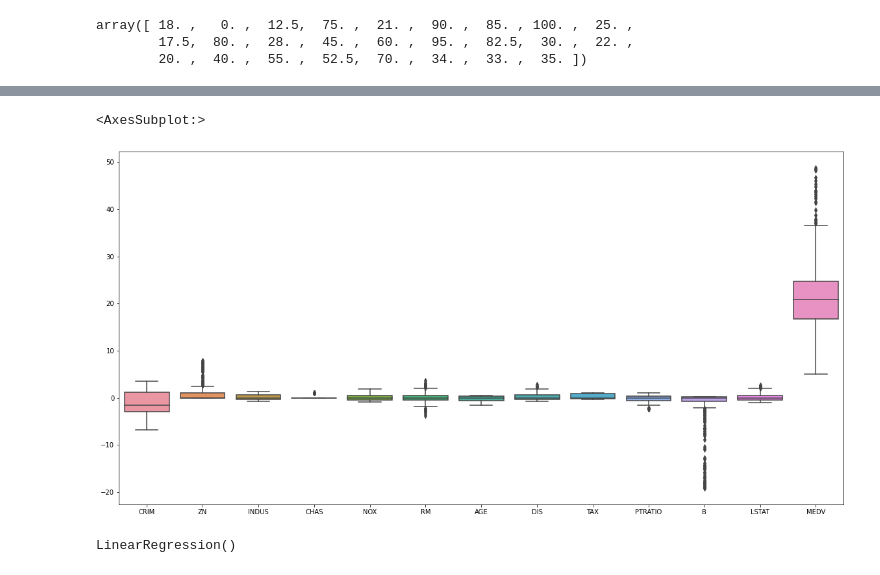
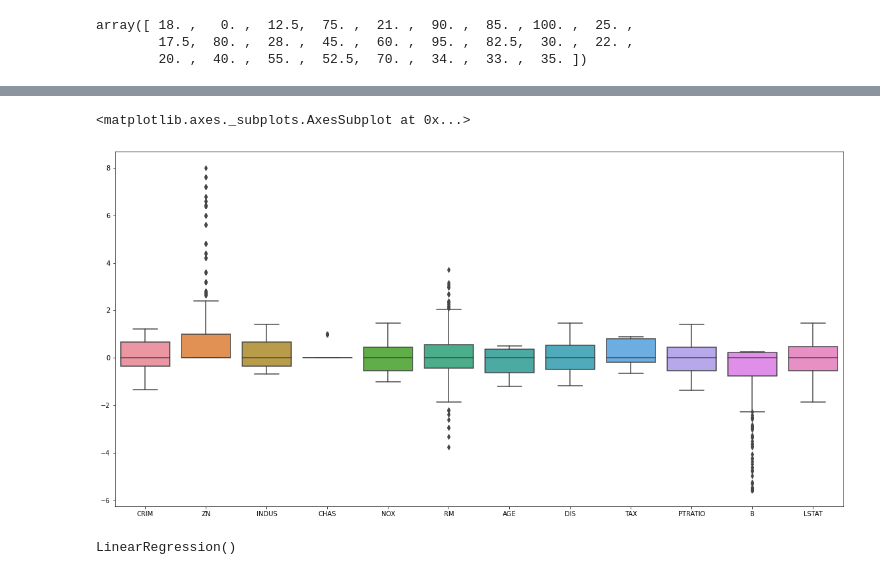
Before and after one commit to Yena-Ahn/Machine-Learning-Study, a Jupyter notebook: boston_housing/boston_housing_update.ipynb, the cells around one changed output, grey strips where cells are left out. Cells and saved outputs as stored; diff of their text form; code cells hidden in the pictures.

```diff
--- a/boston_housing/boston_housing_update.ipynb
+++ b/boston_housing/boston_housing_update.ipynb
@@ -248,0 +225,8 @@ all_data.head()
+# %%
+fig, axs = plt.subplots(nrows=5, ncols=3, figsize = (20,10))
+index = 0
+axs = axs.flatten()
+for col in all_data.columns:
+    sns.histplot(all_data[col], ax=axs[index], kde=True)
+    index += 1
+plt.tight_layout()
@@ -251,7 +237,7 @@ fig, axs = plt.subplots(nrows=5, ncols=3, figsize = (20,10))
 index = 0
 axs = axs.flatten()
 for col in all_data.columns:
-    sns.scatterplot(all_data[col], all_data['MEDV'], ax=axs[index])
+    sns.regplot(all_data[col], all_data['MEDV'], ax=axs[index])
     index += 1
 plt.tight_layout()
 # %% [output]
@@ -325,5 +263,5 @@ Seems like there is a multicollinearity between TAX and RAD (0.91)
 # %%
-all_data2 = all_data2.drop(columns = ["RAD"], axis=1)
+all_data2 = all_data.drop(columns = ["RAD"], axis=1)
 all_data2
 # %% [output]
 |  | CRIM | ZN | INDUS | CHAS | NOX | RM | AGE | DIS | TAX | PTRATIO | B | ... |
@@ -357,13 +286,7 @@ Error:
 # %%
-# x = all_data2.iloc[:,:-1]
-# y = all_data2['MEDV']
-# from sklearn.preprocessing import StandardScaler
-# ss = StandardScaler()
-# x_scaled = ss.fit_transform(x)
-# x_scaled
 from sklearn.preprocessing import RobustScaler
 
-cols = [col for col in all_data2.iloc[:,:-1].columns if col not in ['CRIM', 'CHAS']]
+cols = [col for col in all_data2.iloc[:,:-1].columns if col not in ['CHAS']]
 rs = RobustScaler()
 all_data2[cols] = rs.fit_transform(all_data2[cols])
 all_data2
@@ -383,10 +306,10 @@ all_data2
 490 rows × 13 columns
 # %%
 fig = plt.figure(figsize=(20, 10))
-sns.boxplot(data=all_data2)
+sns.boxplot(data=all_data2.iloc[:,:-1])
 # %% [output]
-<AxesSubplot:>
+<matplotlib.axes._subplots.AxesSubplot at 0x...>
-[figure, old version]
+[figure, new version]
 # %%
 from sklearn.model_selection import train_test_split
 x_scaled = all_data2.iloc[:,:-1]
```
Also changed, not shown: parts of 58 cells of this notebook.
